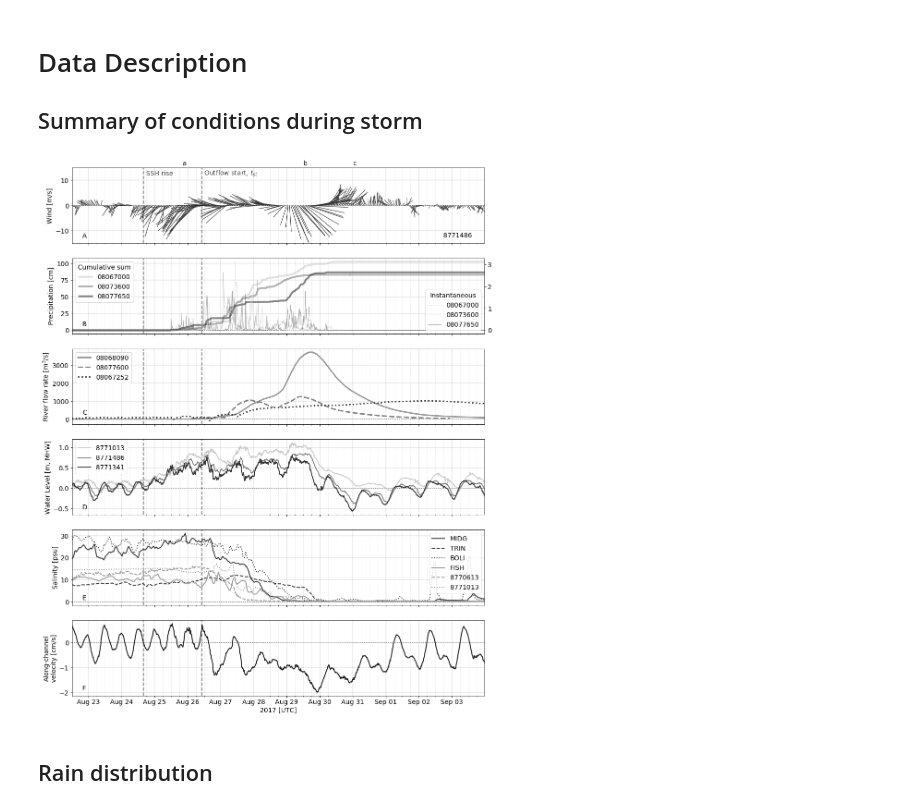
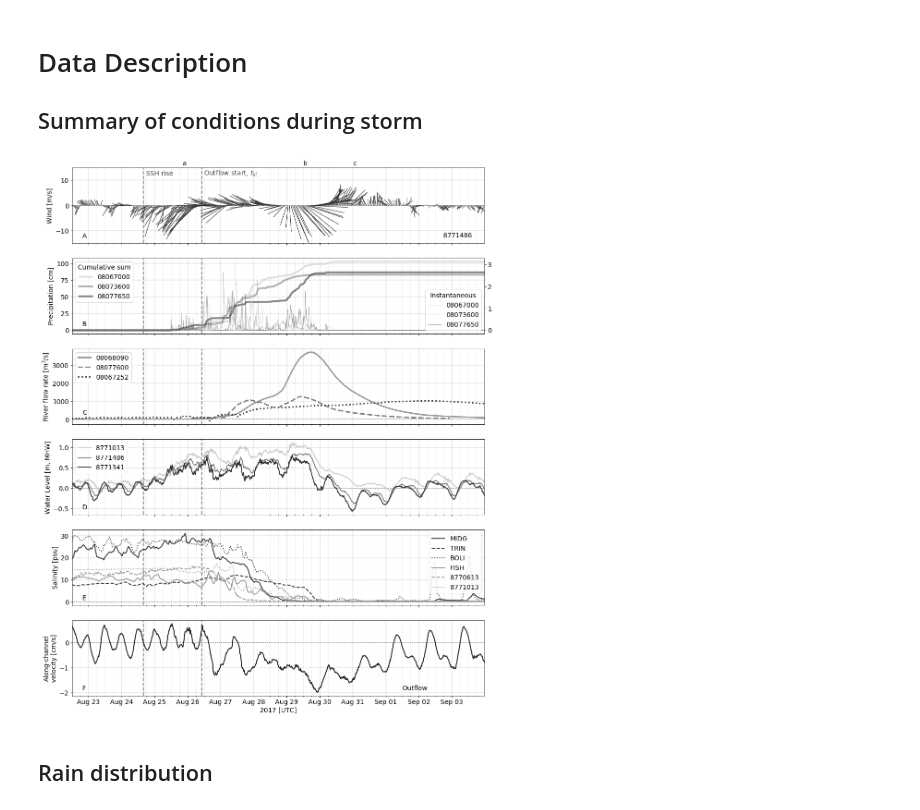
Before and after one commit to kthyng/harvey_inflow, a Jupyter notebook: notebooks/2_data_description.ipynb, the cells around one changed output. Drawn from its saved outputs; the diff is of its cells as text; code cells hidden in the pictures.

```diff
--- a/notebooks/2_data_description.ipynb
+++ b/notebooks/2_data_description.ipynb
@@ -72,6 +72,7 @@ axes[4].text(0.025, 0.072, 'E', fontsize=fs, transform=axes[4].transAxes)
 ## Entrance along-channel velocity ##
 axes[5].plot(dfsh.index, dfsh['smean'], color='0.1', lw=2)
 axes[5].text(0.025, 0.072, 'F', fontsize=fs, transform=axes[5].transAxes)
+axes[5].text(0.8, 0.072, 'Outflow', fontsize=fs, transform=axes[5].transAxes)
 
 
 axes[0].set_ylim(-15,15)
@@ -93,34 +94,34 @@ for ax in axes:
 # labels
 axes[0].set_ylabel('Wind [m/s]', fontsize=fs)
 axes[1].set_ylabel('Precipitation [cm]', fontsize=fs)
 axes[2].set_ylabel('River flow rate [m$^3$/s]', fontsize=fs)
 axes[3].set_ylabel('Water Level [m, MHW]', fontsize=fs)
 axes[4].set_ylabel('Salinity [psu]', fontsize=fs)
 axes[5].set_ylabel('Along-channel\nvelocity [cm/s]', fontsize=fs)
 
 # label dates
 axes[0].text(0.18, 0.9, 'SSH rise', transform=axes[0].transAxes, alpha=0.7, fontsize=fs)
 axes[0].text(0.32, 0.9, 'Outflow start, $t_{st}$', transform=axes[0].transAxes, alpha=0.7, fontsize=fs)
 
 # label lines at the top of the plot
 ssh_dates_labels = ['a','b','c']
 for ssh_date, ssh_date_label in zip(ssh_dates, ssh_dates_labels):
     axes[0].text(ssh_date, 16, ssh_date_label, fontsize=fs)#, transform=axes[0].transAxes)
 
 minor = mpl.dates.HourLocator(byhour=np.arange(0,24,6))
 ax.xaxis.set_minor_locator(minor)
 major = mpl.dates.HourLocator(byhour=np.arange(0,24,24))
 ax.xaxis.set_major_locator(major)
 ax.xaxis.set_major_formatter(mpl.dates.DateFormatter('%b %d'))
 
 handles, labels = ax.get_legend_handles_labels()
 by_label = OrderedDict(zip(labels, handles))
 
 ax.set_xlabel('2017 [UTC]', fontsize=fs);
 
 plt.savefig('../figures/conditions.pdf', bbox_inches='tight')
 # %% [output]
-[figure, old version]
+[figure, new version]
 # %% [markdown]
 ## Rain distribution
 # %% [markdown]
```
Also changed, not shown: 4 other files.
